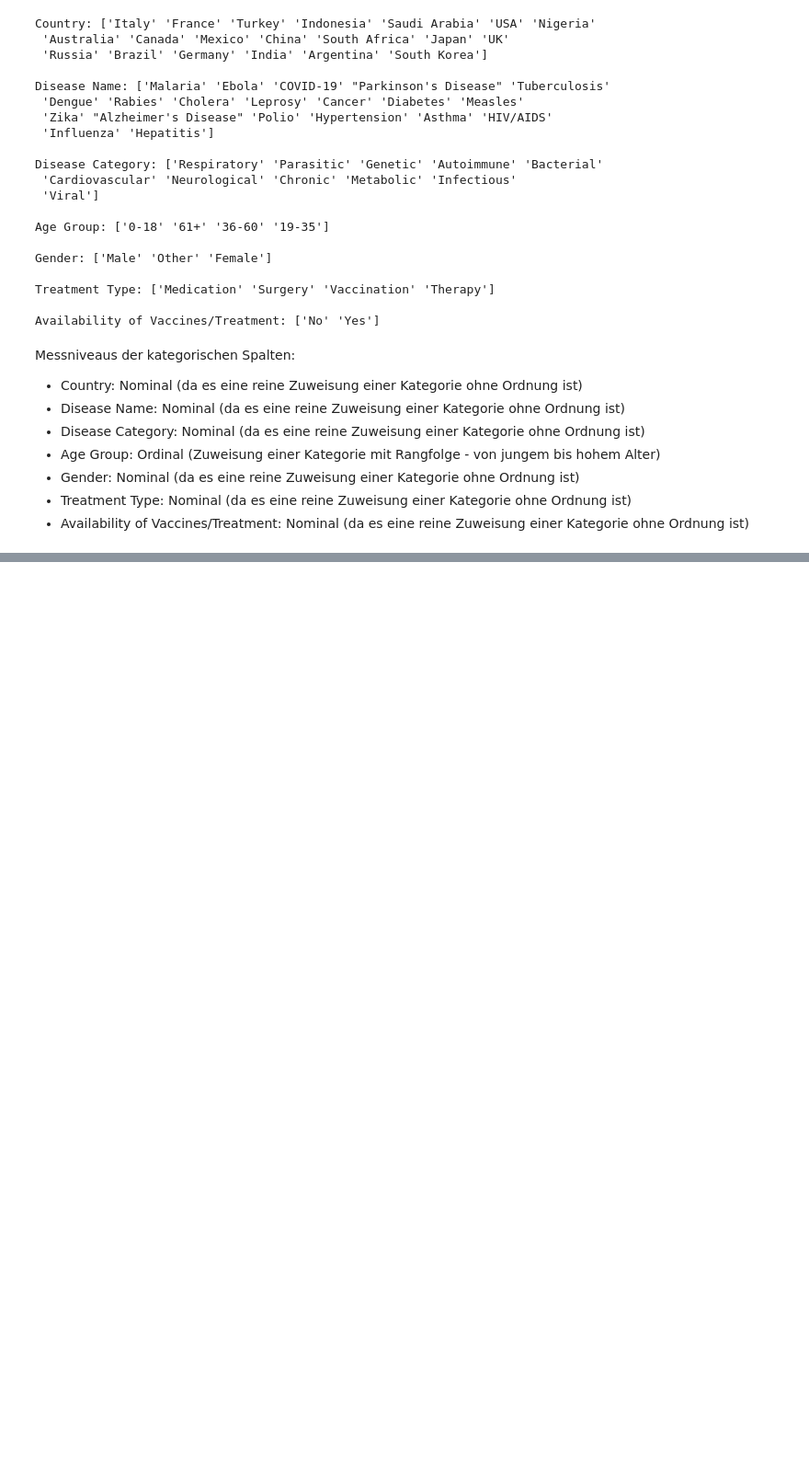
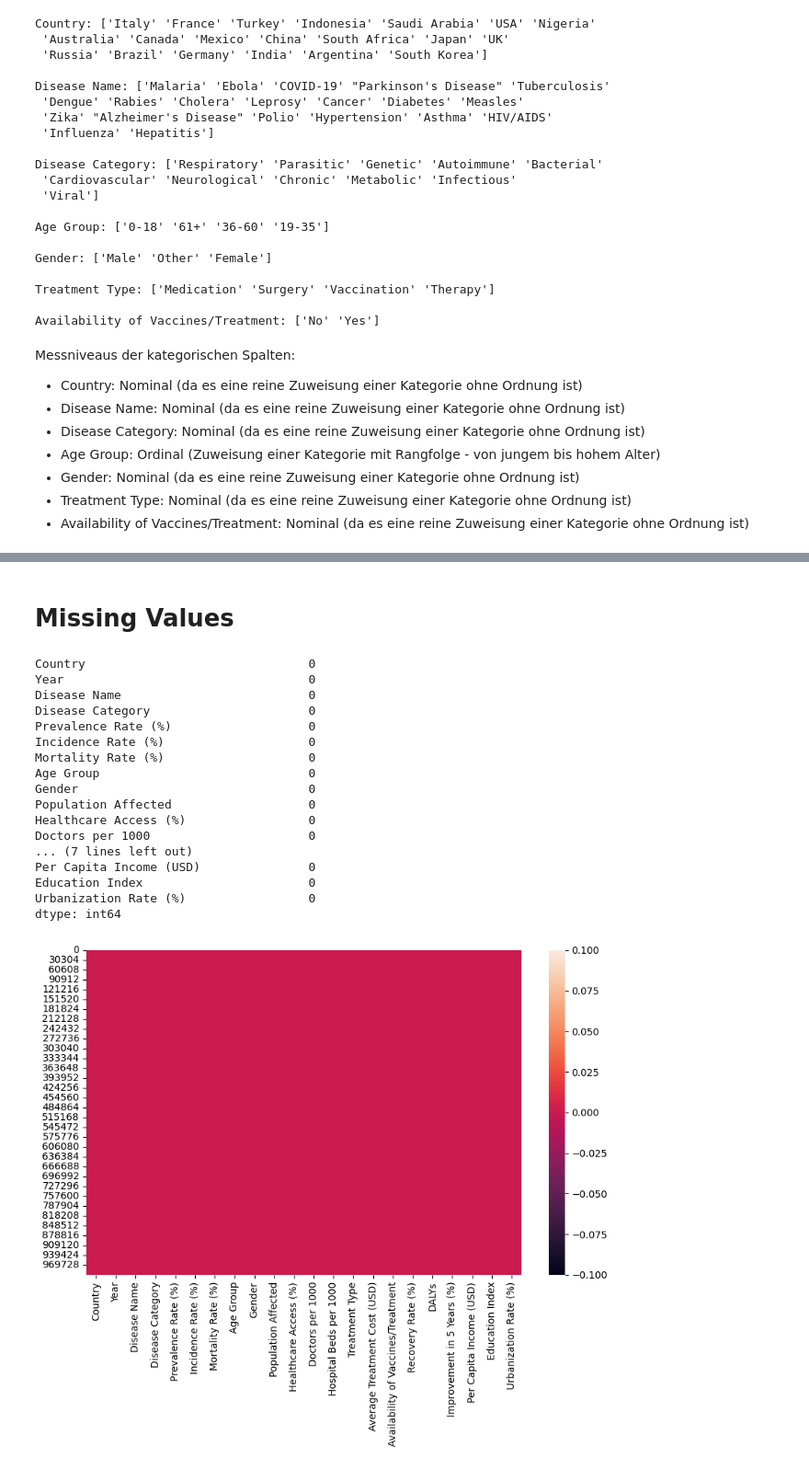
Before and after one commit to philethaler/Statistik-Datenbank, a Jupyter notebook: Analyse_1.ipynb, the cells around one changed output, grey strips where cells are left out. Shown: that part at 92% size. Drawn from its saved outputs; the diff is of its cells as text; code cells hidden in the pictures; blank space fills up the shorter version.

```diff
--- a/Analyse_1.ipynb
+++ b/Analyse_1.ipynb
@@ -216,0 +183,24 @@ sns.barplot(x='Mortality Rate (%)', y='Disease Name', data=ds)
+# %% [markdown]
+# Missing Values #
+# %%
+sns.heatmap(ds.isnull())
+ds.isna().sum()
+# %% [output]
+Country                               0
+Year                                  0
+Disease Name                          0
+Disease Category                      0
+Prevalence Rate (%)                   0
+Incidence Rate (%)                    0
+Mortality Rate (%)                    0
+Age Group                             0
+Gender                                0
+Population Affected                   0
+Healthcare Access (%)                 0
+Doctors per 1000                      0
+... (7 lines left out)
+Per Capita Income (USD)               0
+Education Index                       0
+Urbanization Rate (%)                 0
+dtype: int64
+[figure, added]
```
Also changed, not shown: parts of 23 cells of this notebook.
